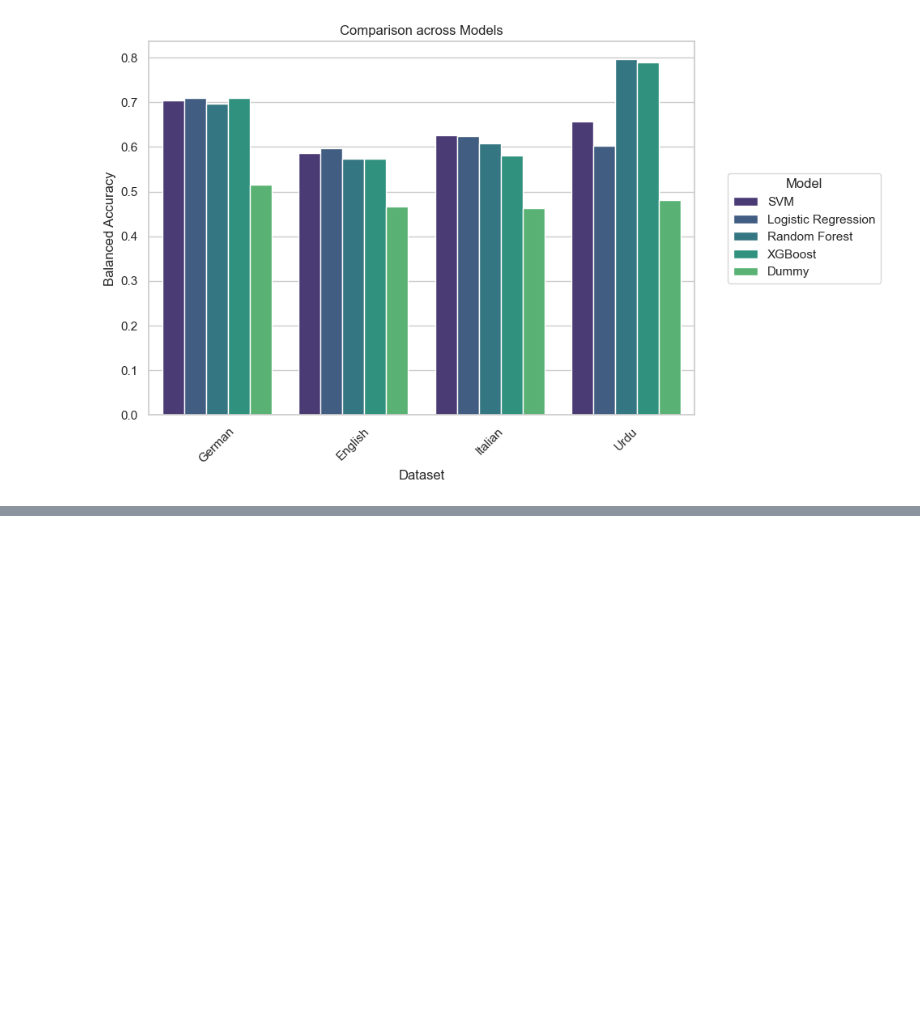
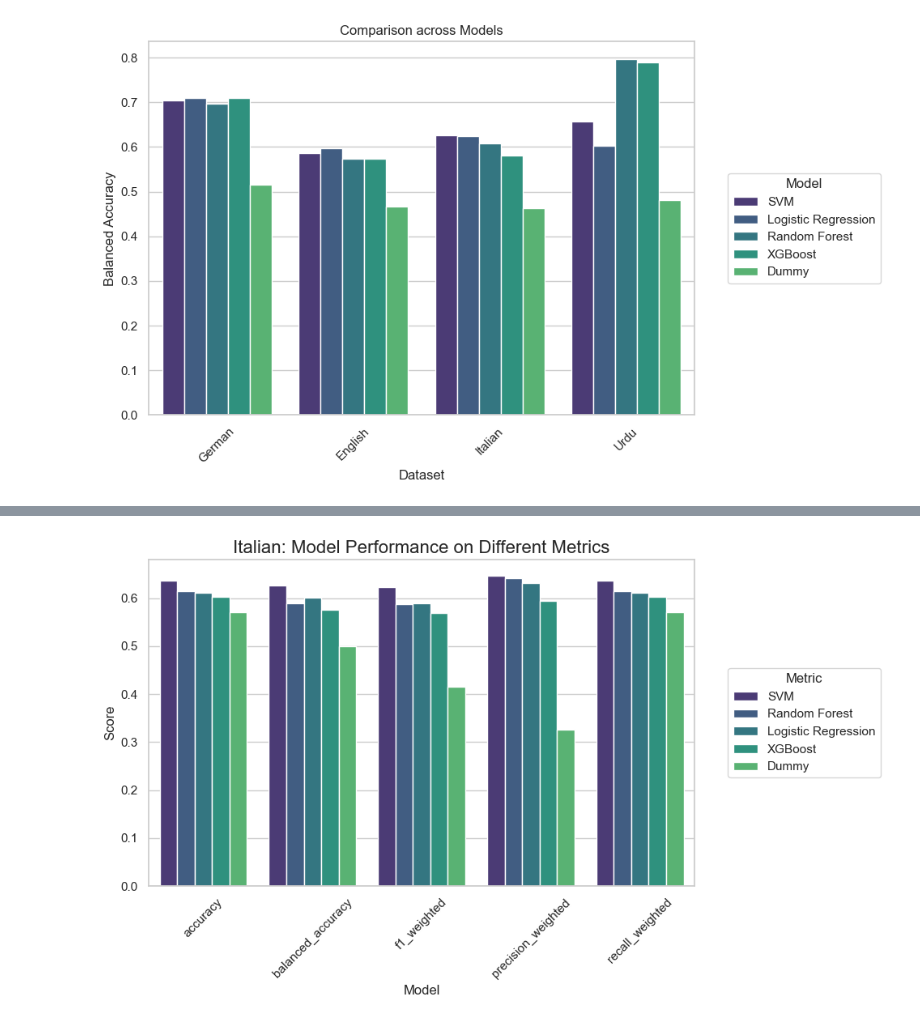
Before and after one commit to juverse/Speech-Emotion-Recognition, a Jupyter notebook: Evaluation/Baseline/baseline_evaluation.ipynb, the cells around one changed output, grey strips where cells are left out. Cells and saved outputs as stored; diff of their text form; code cells hidden in the pictures; blank space fills up the shorter version.

```diff
--- a/Evaluation/Baseline/baseline_evaluation.ipynb
+++ b/Evaluation/Baseline/baseline_evaluation.ipynb
@@ -75,0 +92,4 @@ plt.show()
+# %%
+plot_results(replication_results_italian, 'Italian')
+# %% [output]
+[figure, added]
```
Also changed, not shown: parts of 11 cells of this notebook, 1 other file.
